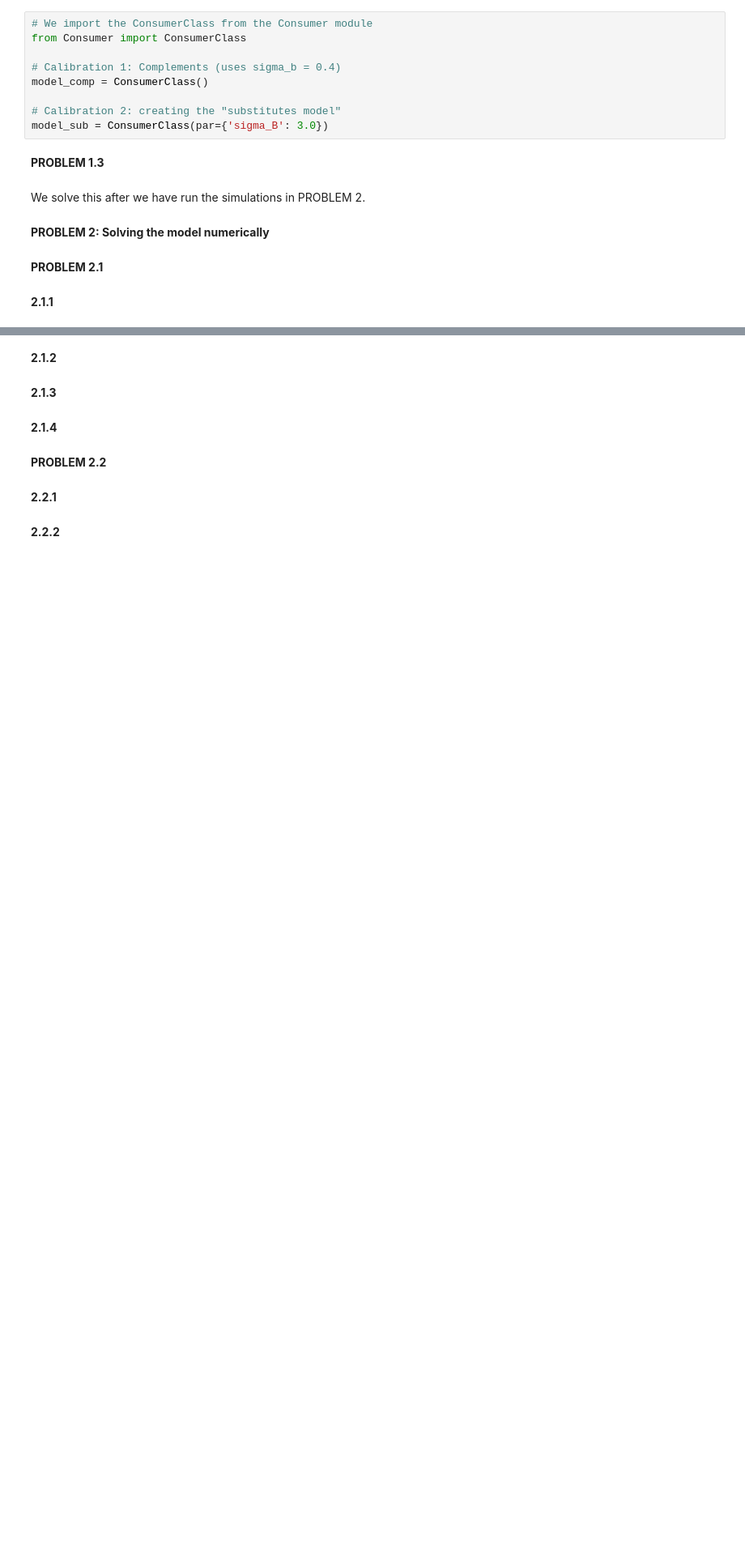
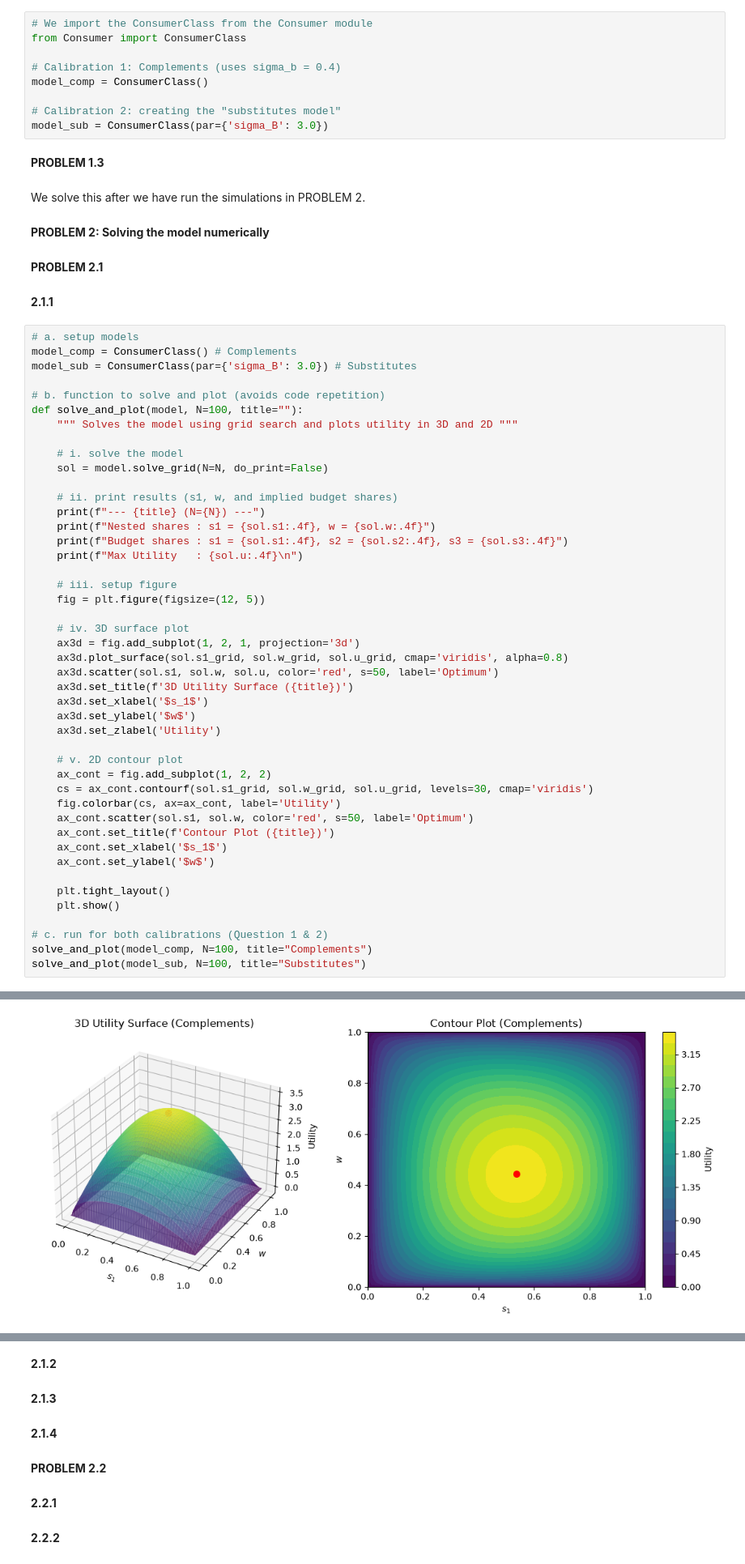
Before and after one commit to NumEconCopenhagen/projects-2024-group67, a Jupyter notebook: modelproject/model_project_afl2.ipynb, the cells around one changed output, grey strips where cells are left out. Shown at 81% size. Cells and saved outputs as stored; diff of their text form; blank space fills up the shorter version.

```diff
--- a/modelproject/model_project_afl2.ipynb
+++ b/modelproject/model_project_afl2.ipynb
@@ -33,3 +39,49 @@ We solve this after we have run the simulations in PROBLEM 2.
 **PROBLEM 2.1**
 # %% [markdown]
 **2.1.1**
+# %%
+# a. setup models
+model_comp = ConsumerClass() # Complements
+model_sub = ConsumerClass(par={'sigma_B': 3.0}) # Substitutes
+
+# b. function to solve and plot (avoids code repetition)
+def solve_and_plot(model, N=100, title=""):
+    """ Solves the model using grid search and plots utility in 3D and 2D """
+
+    # i. solve the model
+    sol = model.solve_grid(N=N, do_print=False)
+
+    # ii. print results (s1, w, and implied budget shares)
+    print(f"--- {title} (N={N}) ---")
+    print(f"Nested shares : s1 = {sol.s1:.4f}, w = {sol.w:.4f}")
+    print(f"Budget shares : s1 = {sol.s1:.4f}, s2 = {sol.s2:.4f}, s3 = {sol.s3:.4f}")
+    print(f"Max Utility   : {sol.u:.4f}\n")
+
+    # iii. setup figure
+    fig = plt.figure(figsize=(12, 5))
+
+    # iv. 3D surface plot
+    ax3d = fig.add_subplot(1, 2, 1, projection='3d')
+    ax3d.plot_surface(sol.s1_grid, sol.w_grid, sol.u_grid, cmap='viridis', alpha=0.8)
+    ax3d.scatter(sol.s1, sol.w, sol.u, color='red', s=50, label='Optimum')
+    ax3d.set_title(f'3D Utility Surface ({title})')
+    ax3d.set_xlabel('$s_1$')
+    ax3d.set_ylabel('$w$')
+    ax3d.set_zlabel('Utility')
+
+    # v. 2D contour plot
+    ax_cont = fig.add_subplot(1, 2, 2)
+    cs = ax_cont.contourf(sol.s1_grid, sol.w_grid, sol.u_grid, levels=30, cmap='viridis')
+    fig.colorbar(cs, ax=ax_cont, label='Utility')
+    ax_cont.scatter(sol.s1, sol.w, color='red', s=50, label='Optimum')
+    ax_cont.set_title(f'Contour Plot ({title})')
+    ax_cont.set_xlabel('$s_1$')
+    ax_cont.set_ylabel('$w$')
+
+    plt.tight_layout()
+    plt.show()
+
+# c. run for both calibrations (Question 1 & 2)
+solve_and_plot(model_comp, N=100, title="Complements")
+solve_and_plot(model_sub, N=100, title="Substitutes")
+# %% [output]
@@ -35,0 +92 @@ We solve this after we have run the simulations in PROBLEM 2.
+[figure, added]
```
Also changed, not shown: parts of 3 cells of this notebook.
